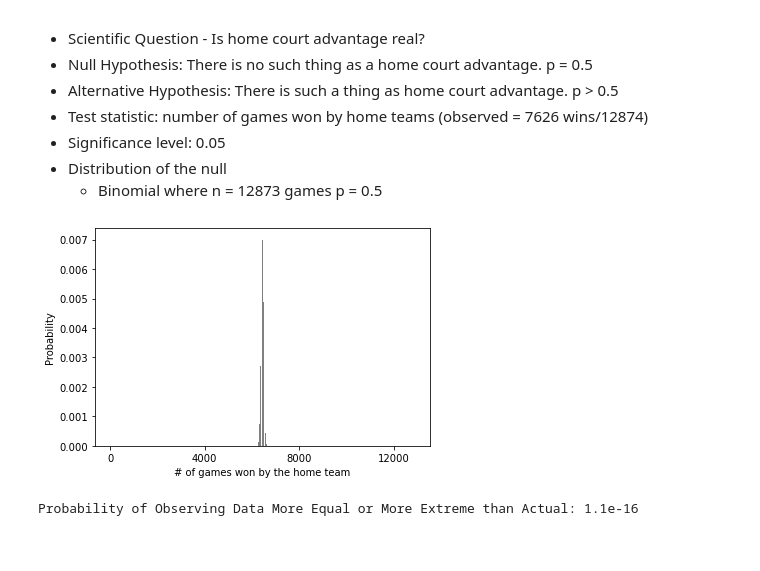
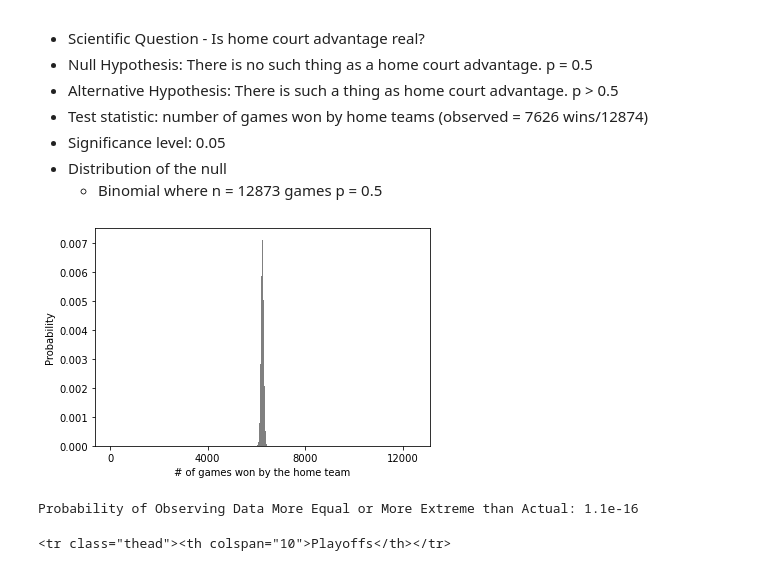
Before and after one commit to wjlau/Capstone1-Proposal, a Jupyter notebook: Basketball_Dataset.ipynb, the cells around one changed output. Drawn from its saved outputs; the diff is of its cells as text; code cells hidden in the pictures.

Commit message:
removed playoffs to have a balance home and away schedule

```diff
--- a/Basketball_Dataset.ipynb
+++ b/Basketball_Dataset.ipynb
@@ -201,15 +204,15 @@ ax.legend();
 * Distribution of the null
     * Binomial where n = 12873 games p = 0.5
 # %%
-binomial = stats.binom(n=12873, p=0.5)
+binomial = stats.binom(n=12478, p=0.5)
 
 fig, ax = plt.subplots()
-bars = ax.bar(range(12874), [binomial.pmf(i) for i in range(12874)], color="grey")
+bars = ax.bar(range(12479), [binomial.pmf(i) for i in range(12479)], color="grey")
 ax.set_xlabel('# of games won by the home team')
 ax.set_ylabel('Probability')
-for i in range(total_home_wins,12874):
+for i in range(total_home_wins,12479):
     bars[i].set_color('red')
-ax.set_xticks(np.arange(0,12874,4000));
+ax.set_xticks(np.arange(0,12479,4000));
 # %% [output]
-[figure, old version]
+[figure, new version]
 # %%
@@ -220,0 +228,4 @@ Probability of Observing Data More Equal or More Extreme than Actual: 1.1e-16
+# %%
+soup5.find_all('tr')[80]
+# %% [output]
+<tr class="thead"><th colspan="10">Playoffs</th></tr>
```
Also changed, not shown: parts of 12 cells of this notebook.
